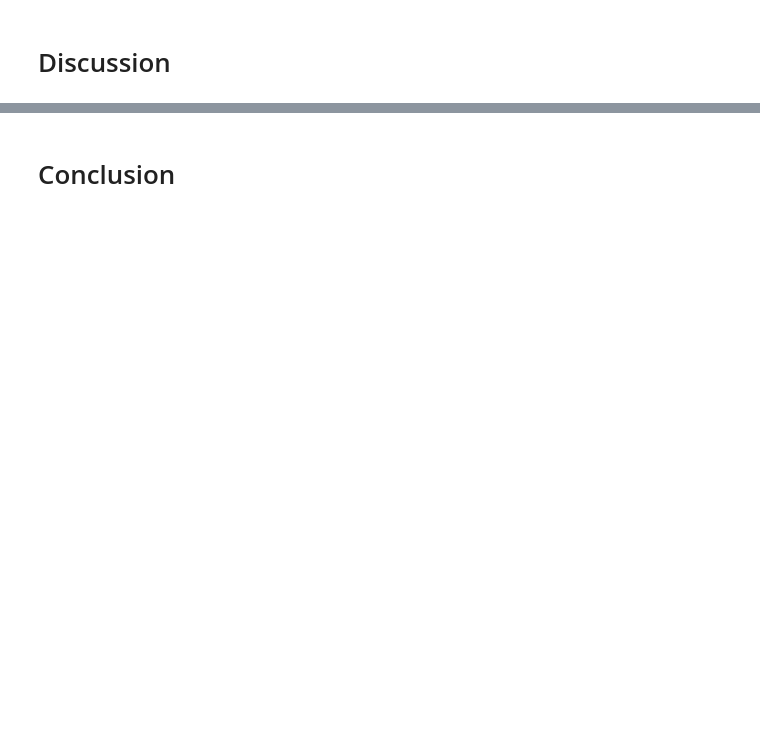
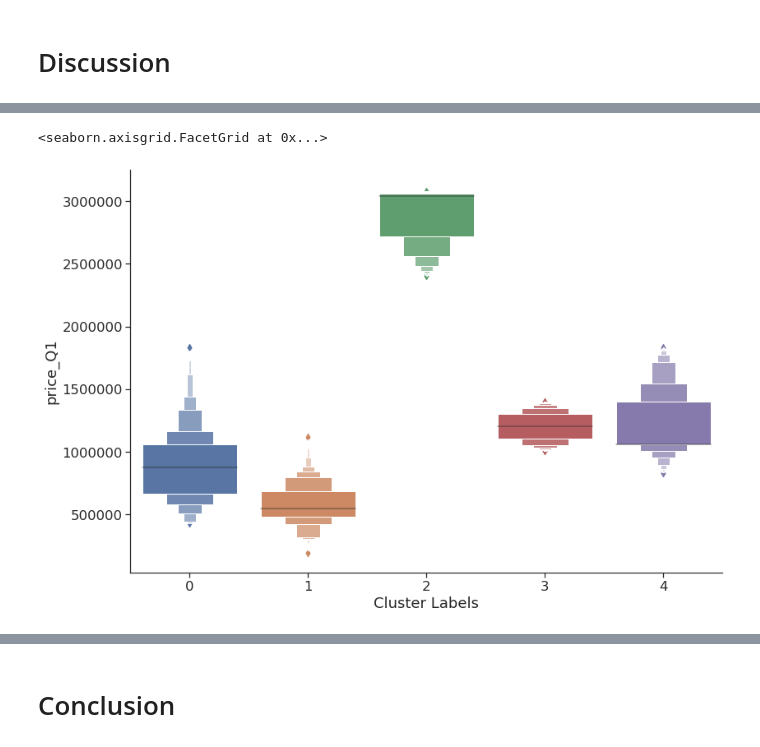
Before and after one commit to Yinying-Lisa/NYC-Venues-and-Real-Estate-Clusters, a Jupyter notebook: Capstone.ipynb, the cells around one changed output, grey strips where cells are left out. Cells and saved outputs as stored; diff of their text form; code cells hidden in the pictures; blank space fills up the shorter version.

```diff
--- a/Capstone.ipynb
+++ b/Capstone.ipynb
@@ -58,0 +528,6 @@ Data downloaded!
+# %%
+# run k-means clustering
+kmeans = KMeans(n_clusters=5, random_state=0).fit(final)
+
+# check cluster labels generated for each row in the dataframe
+kmeans.labels_
@@ -58,0 +543,4 @@ Data downloaded!
+# %%
+cluster1 = pd.merge(df1,new_df.reset_index(),left_on='Neighborhood',right_on='index')
+# %%
+cluster1.insert(0, 'Cluster Labels', kmeans.labels_)
@@ -60,0 +723,7 @@ Data downloaded!
+# %%
+cluster1['facilities'] = [cluster1.iloc[r,-5:].sum() for r in range(len(cluster1))]
+# %%
+sns.catplot(data=cluster1,x='Cluster Labels',aspect=1.5, height=8,y='price_Q1',kind='boxen')
+# %% [output]
+<seaborn.axisgrid.FacetGrid at 0x...>
+[figure, added]
```
Also changed, not shown: parts of 111 cells of this notebook, 5 other files.
